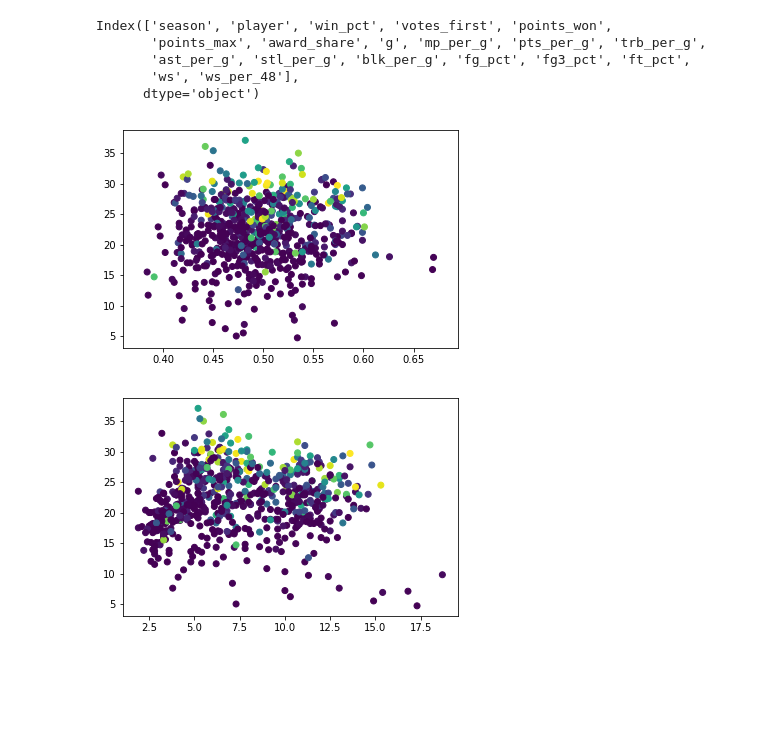
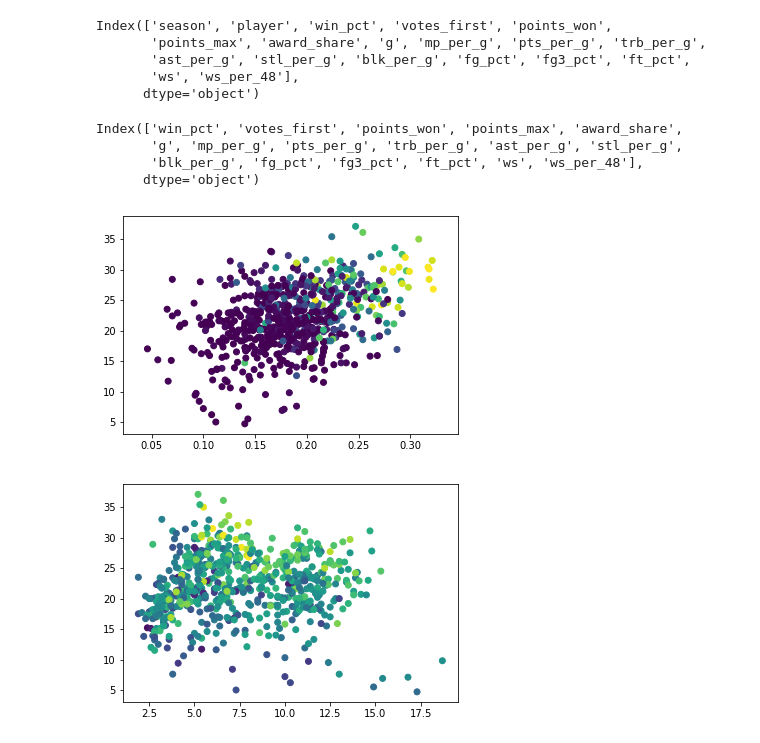
Before and after one commit to MartaMBenedito/TFM_Breeds_Dog, a Jupyter notebook: nba_mvp.ipynb, the cells around one changed output. Saved outputs shown, nothing was run; the diff lists cells and outputs as text; code cells hidden in the pictures; blank space fills up the shorter version.

```diff
--- a/nba_mvp.ipynb
+++ b/nba_mvp.ipynb
@@ -77,11 +98,18 @@ Index(['season', 'player', 'win_pct', 'votes_first', 'points_won',
        'ast_per_g', 'stl_per_g', 'blk_per_g', 'fg_pct', 'fg3_pct', 'ft_pct',
        'ws', 'ws_per_48'],
       dtype='object')
+# %%
+mvp_win_train.columns[mvp_win_train.dtypes==double]
+# %% [output]
+Index(['win_pct', 'votes_first', 'points_won', 'points_max', 'award_share',
+       'g', 'mp_per_g', 'pts_per_g', 'trb_per_g', 'ast_per_g', 'stl_per_g',
+       'blk_per_g', 'fg_pct', 'fg3_pct', 'ft_pct', 'ws', 'ws_per_48'],
+      dtype='object')
 # %%
-plt.scatter(mvp_win_train["fg_pct"],mvp_win_train["pts_per_g"],c=mvp_win_train["award_share"]);
+plt.scatter(mvp_win_train["ws_per_48"],mvp_win_train["pts_per_g"],c=mvp_win_train["award_share"]);
 # %% [output]
-[figure, old version]
+[figure, new version]
 # %%
-plt.scatter(mvp_win_train["trb_per_g"],mvp_win_train["pts_per_g"],c=mvp_win_train["award_share"]);
+plt.scatter(mvp_win_train["trb_per_g"],mvp_win_train["pts_per_g"],c=mvp_win_train["ws_per_48"]);
 # %% [output]
-[figure, old version]
+[figure, new version]
```
Also changed, not shown: parts of 10 cells of this notebook.
